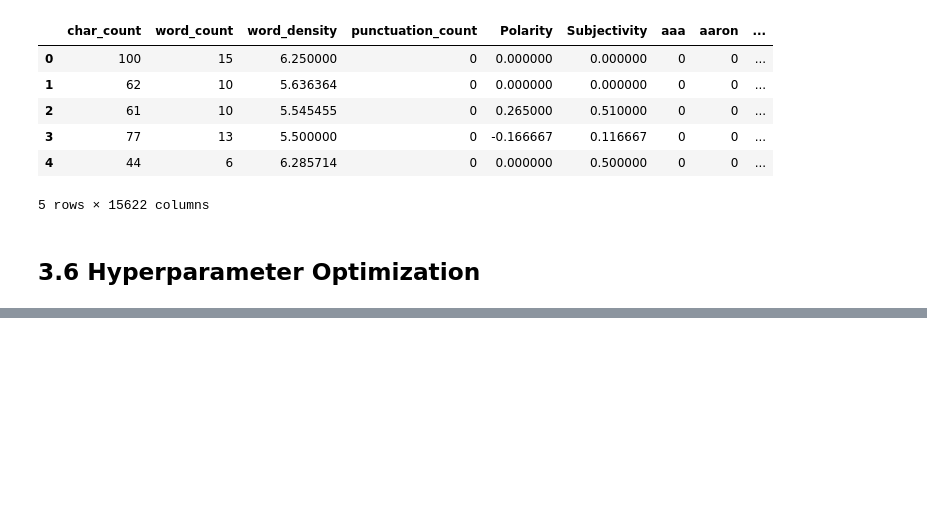
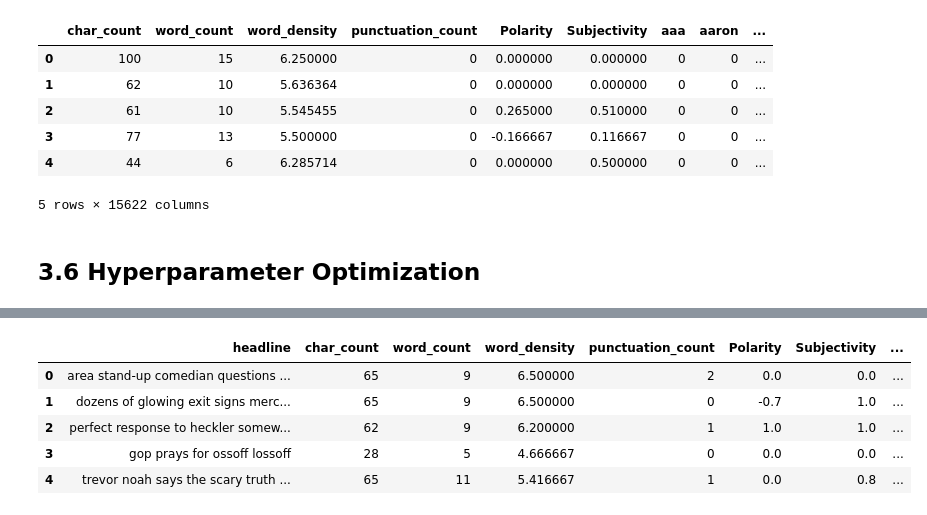
Before and after one commit to CSpanias/nlp_resources, a Jupyter notebook: dphi_nlp_bootcamp/final_assigment/final_assignment.ipynb, the cells around one changed output, grey strips where cells are left out. Cells and saved outputs as stored; diff of their text form; code cells hidden in the pictures; blank space fills up the shorter version.

```diff
--- a/dphi_nlp_bootcamp/final_assigment/final_assignment.ipynb
+++ b/dphi_nlp_bootcamp/final_assigment/final_assignment.ipynb
@@ -586,0 +575,15 @@ sns.heatmap(cm_matrix, annot=True, fmt='d', cmap='YlGnBu');
+# %%
+# import test data
+new_test_data = pd.read_csv("Test_dataset.csv" )
+# %%
+# check for duplicates
+print("Number of duplicated rows: {}".format(new_test_data.duplicated().sum()))
+
+# drop duplicated rows
+new_test_data.drop_duplicates(keep='first', inplace=True)
+
+# check duplicates
+print("Number of duplicated rows: {}\n".format(new_test_data.duplicated().sum()))
+
+# check shape
+print("The dataframe consists of {} rows and {} columns.".format(new_test_data.shape[0], new_test_data.shape[1]))
@@ -586,0 +598,19 @@ sns.heatmap(cm_matrix, annot=True, fmt='d', cmap='YlGnBu');
+# %%
+# calculate total number of characters
+new_test_data['char_count'] = new_test_data['headline'].apply(len)
+# calculate total number of words
+new_test_data['word_count'] = new_test_data['headline'].apply(lambda x: len(x.split()))
+# calculate average word density
+new_test_data['word_density'] = new_test_data['char_count'] / (new_test_data['word_count']+1)
+# calculate total number of punctuaction marks
+new_test_data['punctuation_count'] = new_test_data['headline'].apply(lambda x: len("".join(_ for _ in x if _ in string.punctuation)))
+# %%
+# calculate review's sentiment
+new_test_data_snt_obj = new_test_data['headline'].apply(lambda row: TextBlob(row).sentiment)
+# create a column for polarity scores
+new_test_data['Polarity'] = [obj.polarity for obj in new_test_data_snt_obj.values]
+# create a column for subjectivity scores
+new_test_data['Subjectivity'] = [obj.subjectivity for obj in new_test_data_snt_obj.values]
+
+# check first 5 rows
+new_test_data.head()
@@ -586,0 +624,13 @@ sns.heatmap(cm_matrix, annot=True, fmt='d', cmap='YlGnBu');
+# %%
+# create a new column with cleaned text
+new_test_data['Clean Headline'] = stp(new_test_data['headline'].values)
+
+# check first 5 rows
+new_test_data.head()
+# %% [output]
+|  | headline | char_count | word_count | word_density | punctuation_count | Polarity | Subjectivity | ... |
+| 0 | area stand-up comedian questions ... | 65 | 9 | 6.500000 | 2 | 0.0 | 0.0 | ... |
+| 1 | dozens of glowing exit signs merc... | 65 | 9 | 6.500000 | 0 | -0.7 | 1.0 | ... |
+| 2 | perfect response to heckler somew... | 62 | 9 | 6.200000 | 1 | 1.0 | 1.0 | ... |
+| 3 | gop prays for ossoff lossoff | 28 | 5 | 4.666667 | 0 | 0.0 | 0.0 | ... |
+| 4 | trevor noah says the scary truth ... | 65 | 11 | 5.416667 | 1 | 0.0 | 0.8 | ... |
```
Also changed, not shown: parts of 31 cells of this notebook.
